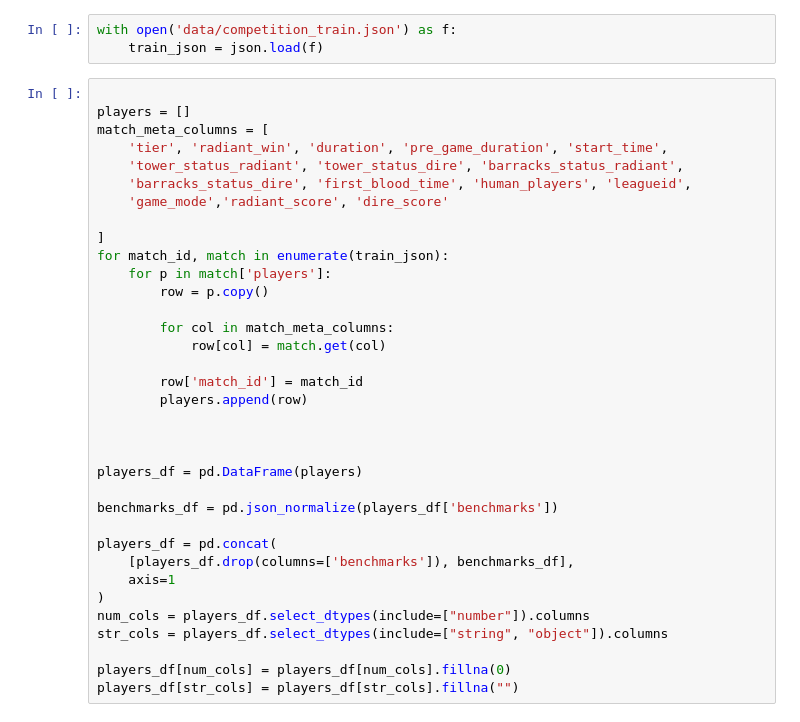
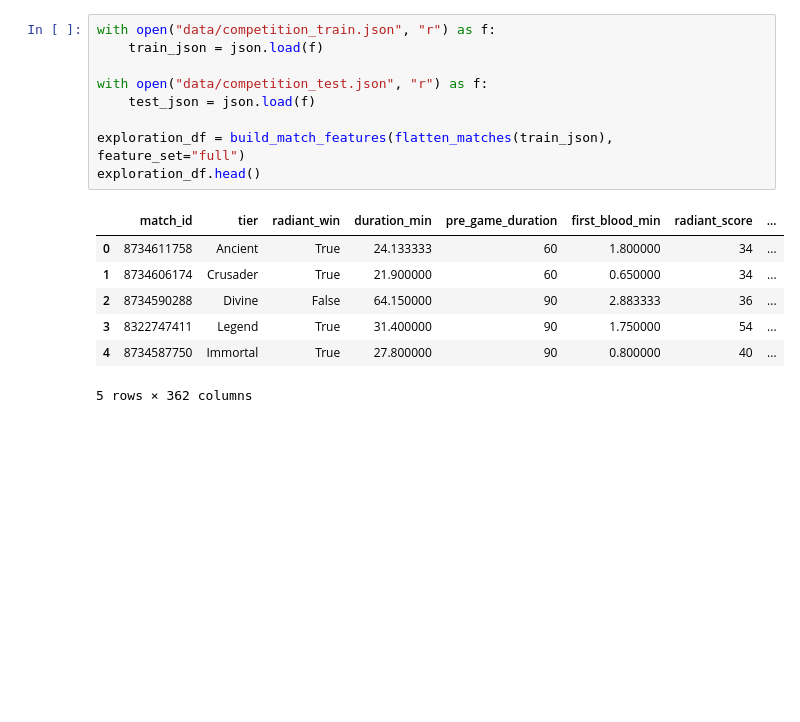
Before and after one commit to dmarek03/SwSI, a Jupyter notebook: project_files/dota_rank_classifier.ipynb, the cells around one changed output. Cells and saved outputs as stored; diff of their text form; blank space fills up the shorter version.

Commit message:
Extend feature engineering and update match statistics for improved ML model input.

```diff
--- a/project_files/dota_rank_classifier.ipynb
+++ b/project_files/dota_rank_classifier.ipynb
@@ -8,38 +657,17 @@ At the beginning from json I get a player oriented dataframe which later will be
 # %%
-with open('data/competition_train.json') as f:
+with open("data/competition_train.json", "r") as f:
     train_json = json.load(f)
+
+with open("data/competition_test.json", "r") as f:
+    test_json = json.load(f)
+
+exploration_df = build_match_features(flatten_matches(train_json), feature_set="full")
+exploration_df.head()
+# %% [output]
+|  | match_id | tier | radiant_win | duration_min | pre_game_duration | first_blood_min | radiant_score | ... |
+| 0 | 8734611758 | Ancient | True | 24.133333 | 60 | 1.800000 | 34 | ... |
+| 1 | 8734606174 | Crusader | True | 21.900000 | 60 | 0.650000 | 34 | ... |
+| 2 | 8734590288 | Divine | False | 64.150000 | 90 | 2.883333 | 36 | ... |
+| 3 | 8322747411 | Legend | True | 31.400000 | 90 | 1.750000 | 54 | ... |
+| 4 | 8734587750 | Immortal | True | 27.800000 | 90 | 0.800000 | 40 | ... |
+5 rows × 362 columns
-# %%
-
-players = []
-match_meta_columns = [
-    'tier', 'radiant_win', 'duration', 'pre_game_duration', 'start_time',
-    'tower_status_radiant', 'tower_status_dire', 'barracks_status_radiant',
-    'barracks_status_dire', 'first_blood_time', 'human_players', 'leagueid',
-    'game_mode','radiant_score', 'dire_score'
-
-]
-for match_id, match in enumerate(train_json):
-    for p in match['players']:
-        row = p.copy()
-
-        for col in match_meta_columns:
-            row[col] = match.get(col)
-
-        row['match_id'] = match_id
-        players.append(row)
-
-
-
-players_df = pd.DataFrame(players)
-
-benchmarks_df = pd.json_normalize(players_df['benchmarks'])
-
-players_df = pd.concat(
-    [players_df.drop(columns=['benchmarks']), benchmarks_df],
-    axis=1
-)
-num_cols = players_df.select_dtypes(include=["number"]).columns
-str_cols = players_df.select_dtypes(include=["string", "object"]).columns
-
-players_df[num_cols] = players_df[num_cols].fillna(0)
-players_df[str_cols] = players_df[str_cols].fillna("")
```
Also changed, not shown: parts of 34 cells of this notebook.
